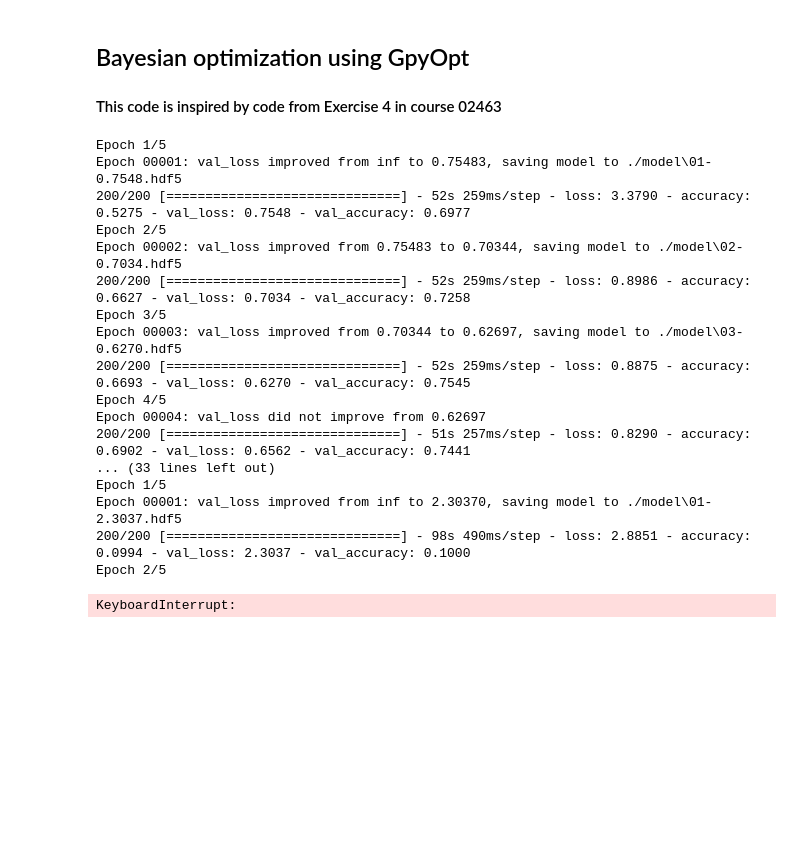
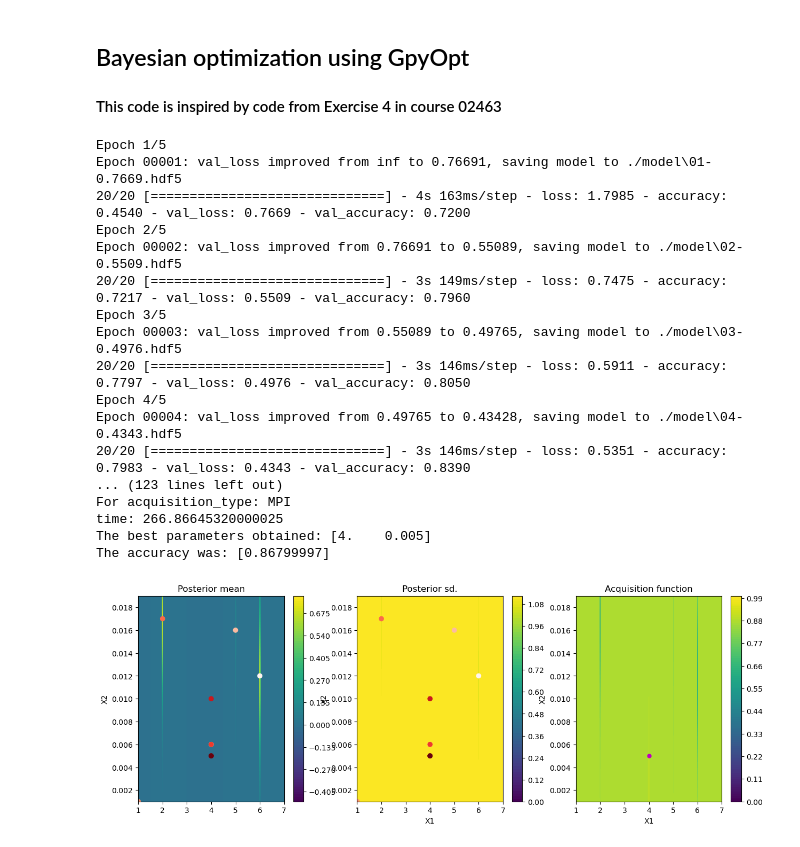
Before and after one commit to Maplewarrior/02463-Project-1, a Jupyter notebook: CNN implemented from kaggle.ipynb, the cells around one changed output. Cells and saved outputs as stored; diff of their text form; code cells hidden in the pictures; blank space fills up the shorter version.

```diff
--- a/CNN implemented from kaggle.ipynb
+++ b/CNN implemented from kaggle.ipynb
@@ -274,8 +321,8 @@ def CNN_Model_Train( kernel_size, learning_rate, n_epochs = 5,batch_size = 300):
     checkpointer = ModelCheckpoint(filepath=modelpath, monitor='val_loss', verbose=1, save_best_only=True)
     early_stopping_callback = EarlyStopping(monitor='val_loss', patience=10)
 
-    history = model.fit(X_train, Y_train,
-    validation_data=(X_test, Y_test), epochs=n_epochs,
+    history = model.fit(X_train, y_train,
+    validation_data=(X_test, y_test), epochs=n_epochs,
     batch_size= batch_size, verbose=1,
     callbacks=[early_stopping_callback, checkpointer])
 
@@ -286,23 +333,26 @@ def CNN_Model_Train( kernel_size, learning_rate, n_epochs = 5,batch_size = 300):
 
 #### This code is inspired by code from Exercise 4 in course 02463
 # %%
+from numpy.random import seed
+seed(1)
+from tensorflow.random import set_seed
+set_seed(2)
 start = timer()
 
+# set fixed values for epochs and batch size
+batch_size = 10
+n_epochs = 20
+
 # Same hyperparameters as before:
+## Kernel sizes
+kernel_sizes = tuple(np.arange(1,8,1, dtype = np.int64))
 ## Learning rate:
-lr = tuple(np.arange(0.001, 0.15, 0.05, dtype = np.float64))
-## Number of epochs
-n_epochs = tuple(np.arange(2, 12, 2, dtype = np.int64))
-## Kernel sizes
-kernel_sizes = tuple(np.arange(1,8,2, dtype = np.int64))
-## batch sizes
-batch_sizes = tuple(np.arange(100,500, 100, dtype = np.int64))
+lr = tuple(np.arange(0.001, 0.02, 0.001, dtype = np.float64))
+
 
 
 domain = [{'name': 'kernel_sizes', 'type': 'discrete', 'domain': kernel_sizes},
           {'name': 'learning_rate', 'type': 'discrete', 'domain': lr},
-          {'name': 'n_epochs', 'type': 'discrete', 'domain': n_epochs},
-          {'name': 'batch_sizes', 'type': 'discrete', 'domain': batch_sizes}
           ]
 
 def objective_function(x):
@@ -314,7 +364,7 @@ def objective_function(x):
 
 
 ### EI acquisition function ###
-acquisition_func = "EI"
+acquisition_func = "MPI"
 
 opt = GPyOpt.methods.BayesianOptimization(f = objective_function,   # function to optimize
                                               domain = domain,         # box-constrains of the problem
@@ -333,23 +383,26 @@ print("The best parameters obtained: {0}".format(x_best))
 print("The accuracy was: {0}".format(-min(opt.Y)))
 # %% [output]
 Epoch 1/5
-Epoch 00001: val_loss improved from inf to 0.75483, saving model to ./model\01-0.7548.hdf5
-200/200 [==============================] - 52s 259ms/step - loss: 3.3790 - accuracy: 0.5275 - val_loss: 0.7548 - val_accuracy: 0.6977
+Epoch 00001: val_loss improved from inf to 0.76691, saving model to ./model\01-0.7669.hdf5
+20/20 [==============================] - 4s 163ms/step - loss: 1.7985 - accuracy: 0.4540 - val_loss: 0.7669 - val_accuracy: 0.7200
 Epoch 2/5
-Epoch 00002: val_loss improved from 0.75483 to 0.70344, saving model to ./model\02-0.7034.hdf5
-200/200 [==============================] - 52s 259ms/step - loss: 0.8986 - accuracy: 0.6627 - val_loss: 0.7034 - val_accuracy: 0.7258
+Epoch 00002: val_loss improved from 0.76691 to 0.55089, saving model to ./model\02-0.5509.hdf5
+20/20 [==============================] - 3s 149ms/step - loss: 0.7475 - accuracy: 0.7217 - val_loss: 0.5509 - val_accuracy: 0.7960
 Epoch 3/5
-Epoch 00003: val_loss improved from 0.70344 to 0.62697, saving model to ./model\03-0.6270.hdf5
-200/200 [==============================] - 52s 259ms/step - loss: 0.8875 - accuracy: 0.6693 - val_loss: 0.6270 - val_accuracy: 0.7545
+Epoch 00003: val_loss improved from 0.55089 to 0.49765, saving model to ./model\03-0.4976.hdf5
+20/20 [==============================] - 3s 146ms/step - loss: 0.5911 - accuracy: 0.7797 - val_loss: 0.4976 - val_accuracy: 0.8050
 Epoch 4/5
-Epoch 00004: val_loss did not improve from 0.62697
-200/200 [==============================] - 51s 257ms/step - loss: 0.8290 - accuracy: 0.6902 - val_loss: 0.6562 - val_accuracy: 0.7441
-... (33 lines left out)
-Epoch 1/5
-Epoch 00001: val_loss improved from inf to 2.30370, saving model to ./model\01-2.3037.hdf5
-200/200 [==============================] - 98s 490ms/step - loss: 2.8851 - accuracy: 0.0994 - val_loss: 2.3037 - val_accuracy: 0.1000
-Epoch 2/5
+Epoch 00004: val_loss improved from 0.49765 to 0.43428, saving model to ./model\04-0.4343.hdf5
+20/20 [==============================] - 3s 146ms/step - loss: 0.5351 - accuracy: 0.7983 - val_loss: 0.4343 - val_accuracy: 0.8390
+... (123 lines left out)
+For acquisition_type: MPI
+time: 266.86645320000025
+The best parameters obtained: [4.    0.005]
+The accuracy was: [0.86799997]
-KeyboardInterrupt:
+# %%
+opt.plot_acquisition()
+# %% [output]
+[figure, added]
 # %%
 ### MPI acquisition function ###
 acquisition_func = "MPI"
```
Also changed, not shown: parts of 8 cells of this notebook, 1 other file.
